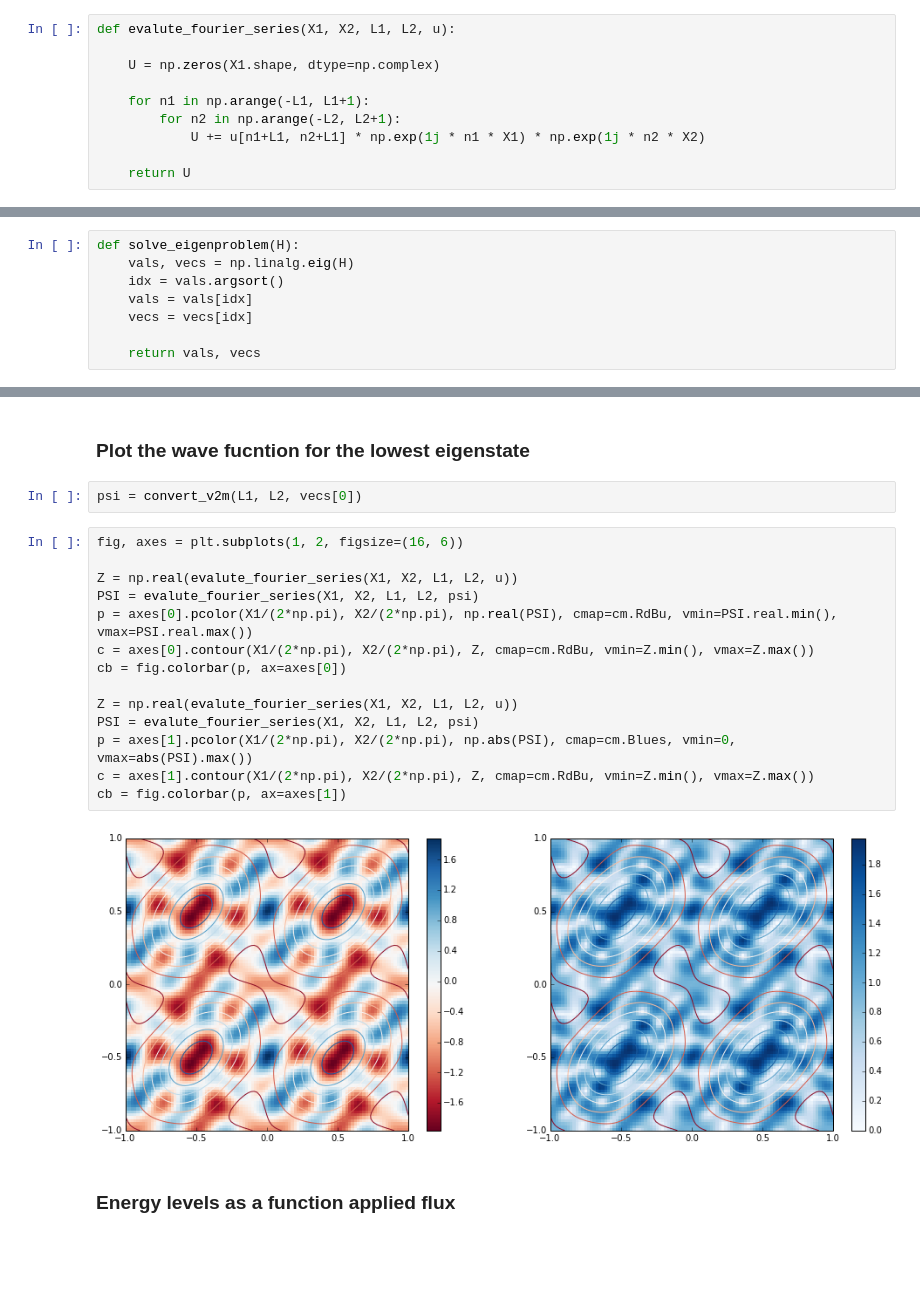
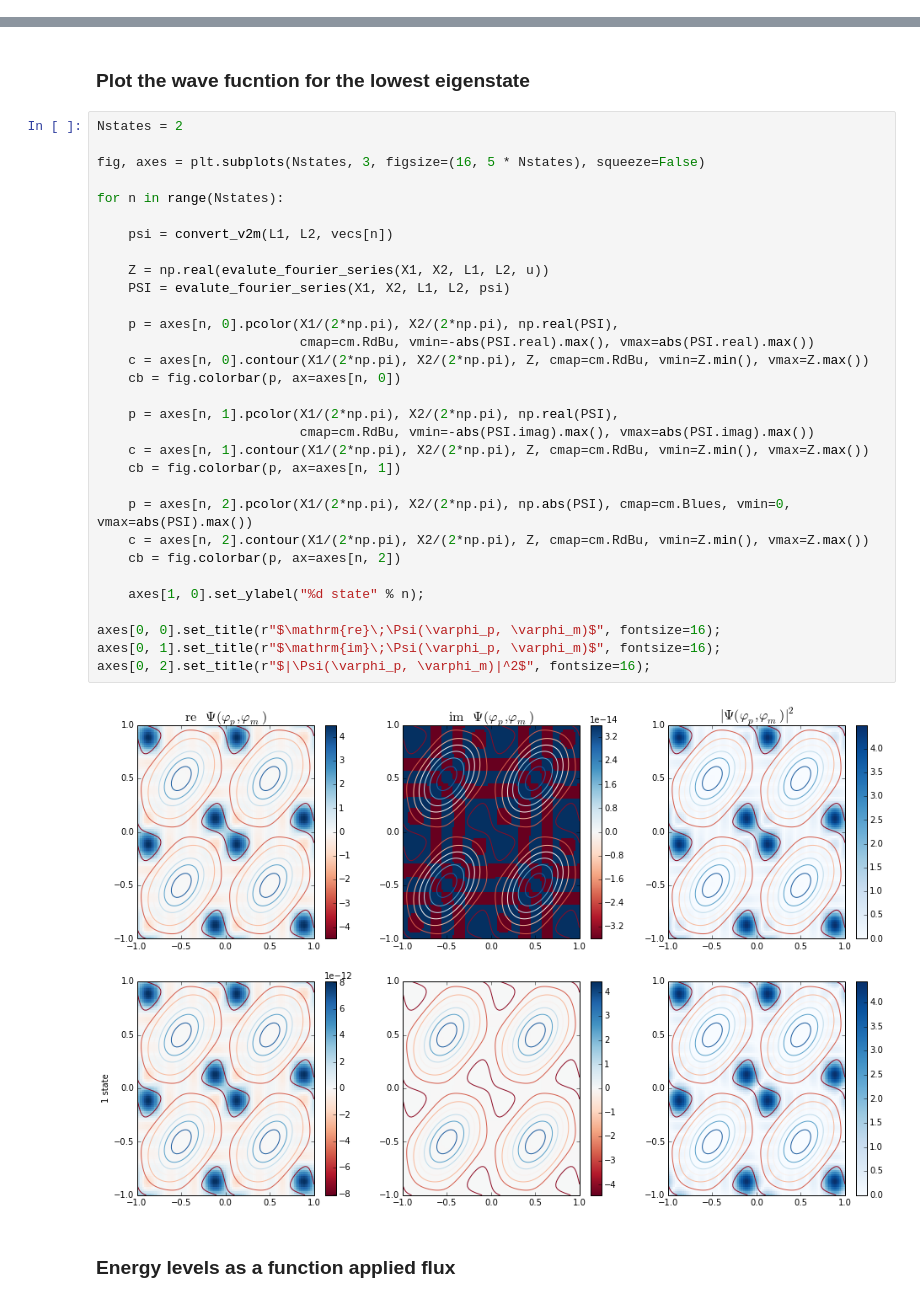
Before and after one commit to jrjohansson/wavefunction, a Jupyter notebook: Theory-2D-wavefunctions.ipynb, the cells around one changed output, grey strips where cells are left out. Saved outputs shown, nothing was run; the diff lists cells and outputs as text; blank space fills up the shorter version.

```diff
--- a/Theory-2D-wavefunctions.ipynb
+++ b/Theory-2D-wavefunctions.ipynb
@@ -324,13 +284,3 @@ u.shape
 ### Evaluate and plot the Fourier series representation of the flux qubit potential
 # %% [markdown]
 $\displaystyle U(x_1, x_2)/E_J = \sum_{n_1}\sum_{n_2} u_{n_1n_2} e^{in_1x_1}e^{in_2x_2}$
-# %%
-def evalute_fourier_series(X1, X2, L1, L2, u):
-
-    U = np.zeros(X1.shape, dtype=np.complex)
-
-    for n1 in np.arange(-L1, L1+1):
-        for n2 in np.arange(-L2, L2+1):
-            U += u[n1+L1, n2+L1] * np.exp(1j * n1 * X1) * np.exp(1j * n2 * X2)
-
-    return U
@@ -429,11 +373,3 @@ H = K + V
 H.shape
 # %% [output]
 (49, 49)
-# %%
-def solve_eigenproblem(H):
-    vals, vecs = np.linalg.eig(H)
-    idx = vals.argsort()
-    vals = vals[idx]
-    vecs = vecs[idx]
-
-    return vals, vecs
@@ -467,24 +413,39 @@ ax.set_xlabel(r'$x_1$', fontsize=16);
 [figure]
 # %% [markdown]
 ### Plot the wave fucntion for the lowest eigenstate
-# %%
-psi = convert_v2m(L1, L2, vecs[0])
 # %%
-fig, axes = plt.subplots(1, 2, figsize=(16, 6))
+Nstates = 2
 
-Z = np.real(evalute_fourier_series(X1, X2, L1, L2, u))
-PSI = evalute_fourier_series(X1, X2, L1, L2, psi)
-p = axes[0].pcolor(X1/(2*np.pi), X2/(2*np.pi), np.real(PSI), cmap=cm.RdBu, vmin=PSI.real.min(), vmax=PSI.real.max())
-c = axes[0].contour(X1/(2*np.pi), X2/(2*np.pi), Z, cmap=cm.RdBu, vmin=Z.min(), vmax=Z.max())
-cb = fig.colorbar(p, ax=axes[0])
+fig, axes = plt.subplots(Nstates, 3, figsize=(16, 5 * Nstates), squeeze=False)
 
-Z = np.real(evalute_fourier_series(X1, X2, L1, L2, u))
-PSI = evalute_fourier_series(X1, X2, L1, L2, psi)
-p = axes[1].pcolor(X1/(2*np.pi), X2/(2*np.pi), np.abs(PSI), cmap=cm.Blues, vmin=0, vmax=abs(PSI).max())
-c = axes[1].contour(X1/(2*np.pi), X2/(2*np.pi), Z, cmap=cm.RdBu, vmin=Z.min(), vmax=Z.max())
-cb = fig.colorbar(p, ax=axes[1])
+for n in range(Nstates):
+
+    psi = convert_v2m(L1, L2, vecs[n])
+
+    Z = np.real(evalute_fourier_series(X1, X2, L1, L2, u))
+    PSI = evalute_fourier_series(X1, X2, L1, L2, psi)
+
+    p = axes[n, 0].pcolor(X1/(2*np.pi), X2/(2*np.pi), np.real(PSI),
+                          cmap=cm.RdBu, vmin=-abs(PSI.real).max(), vmax=abs(PSI.real).max())
+    c = axes[n, 0].contour(X1/(2*np.pi), X2/(2*np.pi), Z, cmap=cm.RdBu, vmin=Z.min(), vmax=Z.max())
+    cb = fig.colorbar(p, ax=axes[n, 0])
+
+    p = axes[n, 1].pcolor(X1/(2*np.pi), X2/(2*np.pi), np.real(PSI),
+                          cmap=cm.RdBu, vmin=-abs(PSI.imag).max(), vmax=abs(PSI.imag).max())
+    c = axes[n, 1].contour(X1/(2*np.pi), X2/(2*np.pi), Z, cmap=cm.RdBu, vmin=Z.min(), vmax=Z.max())
+    cb = fig.colorbar(p, ax=axes[n, 1])
+
+    p = axes[n, 2].pcolor(X1/(2*np.pi), X2/(2*np.pi), np.abs(PSI), cmap=cm.Blues, vmin=0, vmax=abs(PSI).max())
+    c = axes[n, 2].contour(X1/(2*np.pi), X2/(2*np.pi), Z, cmap=cm.RdBu, vmin=Z.min(), vmax=Z.max())
+    cb = fig.colorbar(p, ax=axes[n, 2])
+
+    axes[1, 0].set_ylabel("%d state" % n);
+
+axes[0, 0].set_title(r"$\mathrm{re}\;\Psi(\varphi_p, \varphi_m)$", fontsize=16);
+axes[0, 1].set_title(r"$\mathrm{im}\;\Psi(\varphi_p, \varphi_m)$", fontsize=16);
+axes[0, 2].set_title(r"$|\Psi(\varphi_p, \varphi_m)|^2$", fontsize=16);
 # %% [output]
-[figure, old version]
+[figure, new version]
 # %% [markdown]
 ### Energy levels as a function applied flux
 # %%
```
Also changed, not shown: parts of 18 cells of this notebook, 1 other file.
